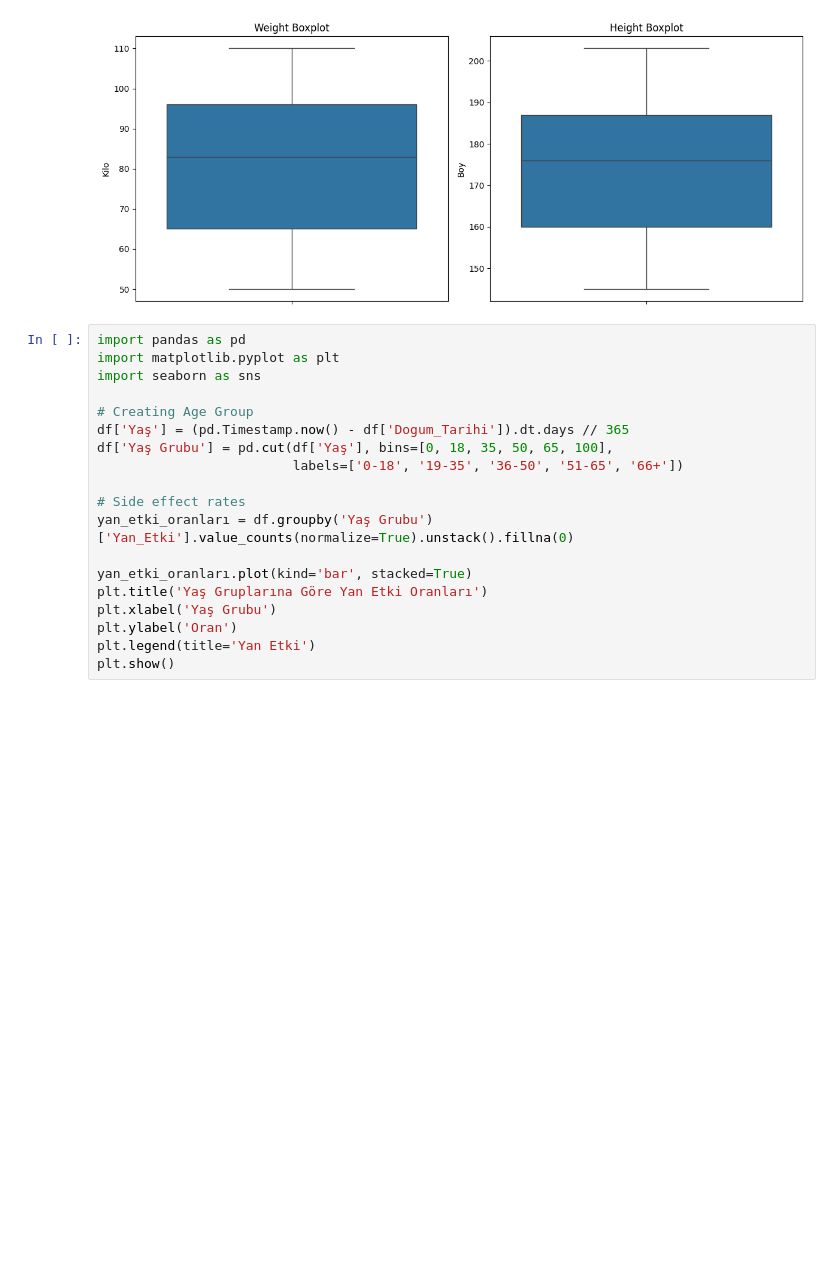
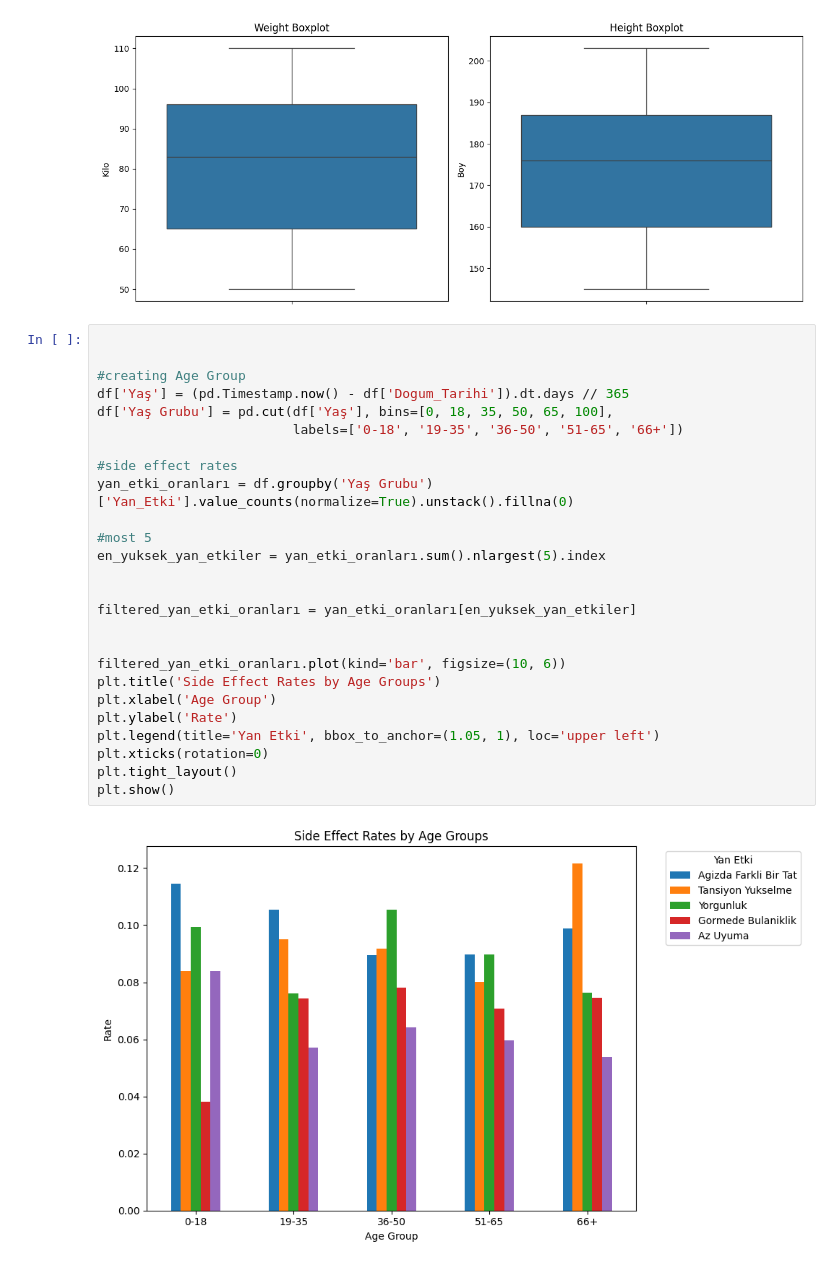
Before and after one commit to fatihzknn/pusula_fatihhan_ozkan, a Jupyter notebook: EDA.ipynb, the cells around one changed output. Cells and saved outputs as stored; diff of their text form; blank space fills up the shorter version.

```diff
--- a/EDA.ipynb
+++ b/EDA.ipynb
@@ -160,21 +149,30 @@ plt.show()
 # %% [output]
 [figure]
 # %%
-import pandas as pd
-import matplotlib.pyplot as plt
-import seaborn as sns
 
-# Creating Age Group
+
+#creating Age Group
 df['Yaş'] = (pd.Timestamp.now() - df['Dogum_Tarihi']).dt.days // 365
 df['Yaş Grubu'] = pd.cut(df['Yaş'], bins=[0, 18, 35, 50, 65, 100],
                          labels=['0-18', '19-35', '36-50', '51-65', '66+'])
 
-# Side effect rates
+#side effect rates
 yan_etki_oranları = df.groupby('Yaş Grubu')['Yan_Etki'].value_counts(normalize=True).unstack().fillna(0)
 
-yan_etki_oranları.plot(kind='bar', stacked=True)
-plt.title('Yaş Gruplarına Göre Yan Etki Oranları')
-plt.xlabel('Yaş Grubu')
-plt.ylabel('Oran')
-plt.legend(title='Yan Etki')
+#most 5
+en_yuksek_yan_etkiler = yan_etki_oranları.sum().nlargest(5).index
+
+
+filtered_yan_etki_oranları = yan_etki_oranları[en_yuksek_yan_etkiler]
+
+
+filtered_yan_etki_oranları.plot(kind='bar', figsize=(10, 6))
+plt.title('Side Effect Rates by Age Groups')
+plt.xlabel('Age Group')
+plt.ylabel('Rate')
+plt.legend(title='Yan Etki', bbox_to_anchor=(1.05, 1), loc='upper left')
+plt.xticks(rotation=0)
+plt.tight_layout()
 plt.show()
+# %% [output]
+[figure, added]
```
Also changed, not shown: parts of 27 cells of this notebook, 1 other file.
